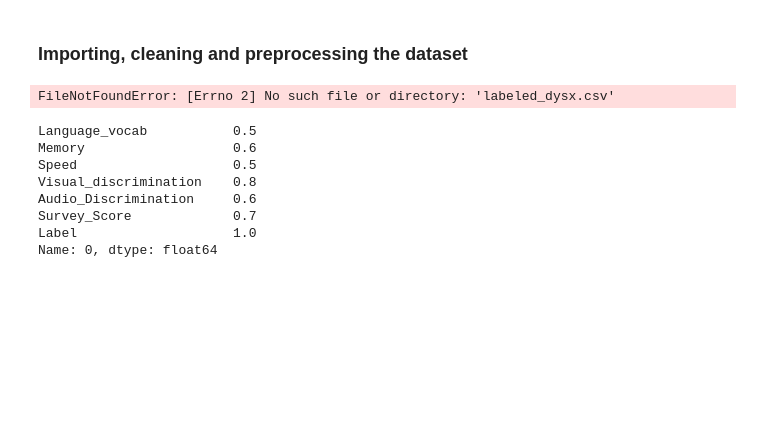
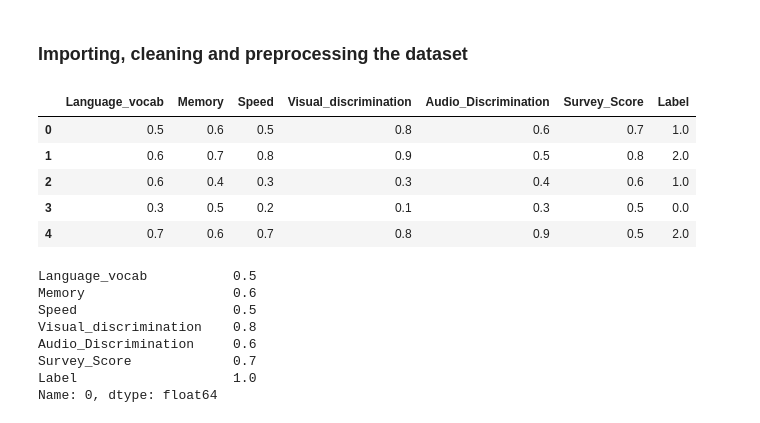
Before and after one commit to tushar0454/ML-Project, a Jupyter notebook: Dyslexia DetModels.ipynb, the cells around one changed output. Drawn from its saved outputs; the diff is of its cells as text; code cells hidden in the pictures; blank space fills up the shorter version.

```diff
--- a/Dyslexia DetModels.ipynb
+++ b/Dyslexia DetModels.ipynb
@@ -21,14 +21,19 @@ from sklearn.metrics import mean_absolute_error
 ### Importing, cleaning and preprocessing the dataset
 # %%
 #Reading the dataset
-data=pd.read_csv('labeled_dysx.csv')
+data=pd.read_csv('labelled_data_new.csv')
 #Value to be predicted by the model.
 y=data.Label
 #Input taken by the model.
 X=data.drop(['Label'],axis=1)
 data.head()
 # %% [output]
-FileNotFoundError: [Errno 2] No such file or directory: 'labeled_dysx.csv'
+|  | Language_vocab | Memory | Speed | Visual_discrimination | Audio_Discrimination | Survey_Score | Label |
+| 0 | 0.5 | 0.6 | 0.5 | 0.8 | 0.6 | 0.7 | 1.0 |
+| 1 | 0.6 | 0.7 | 0.8 | 0.9 | 0.5 | 0.8 | 2.0 |
+| 2 | 0.6 | 0.4 | 0.3 | 0.3 | 0.4 | 0.6 | 1.0 |
+| 3 | 0.3 | 0.5 | 0.2 | 0.1 | 0.3 | 0.5 | 0.0 |
+| 4 | 0.7 | 0.6 | 0.7 | 0.8 | 0.9 | 0.5 | 2.0 |
 # %%
 # print the shape of the DataFrame, so we can see how many examples we have
 print(data.loc[0])
```
Also changed, not shown: 35 other files.
